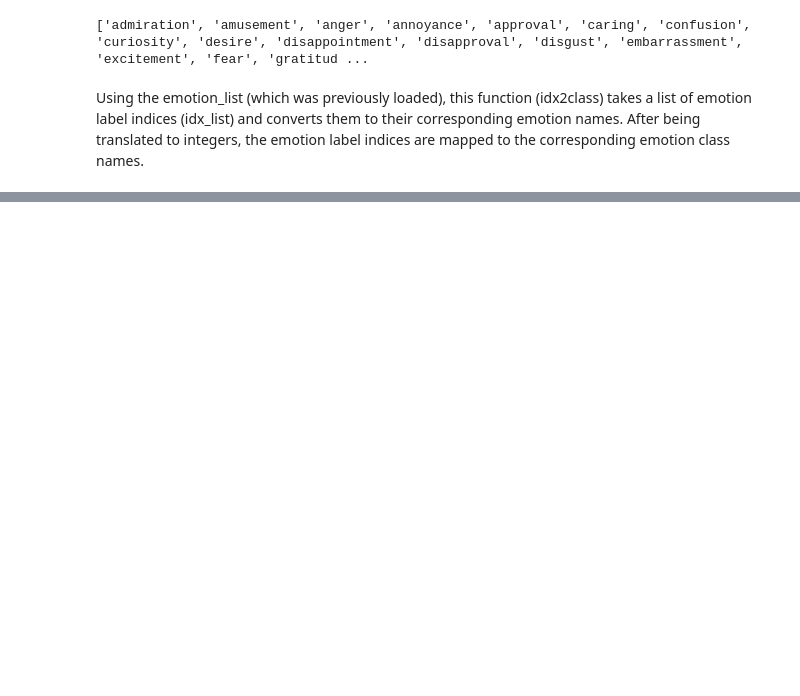
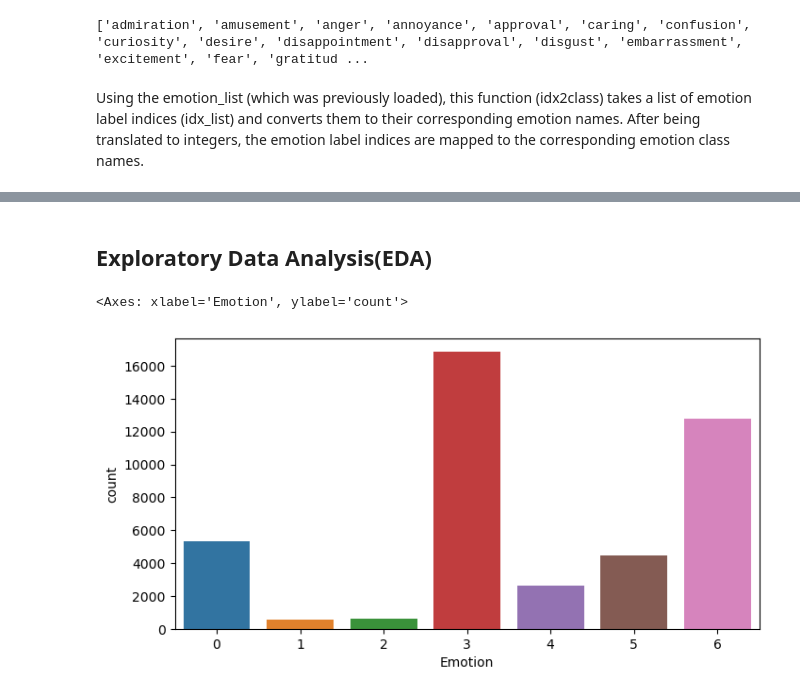
Before and after one commit to Bandersnatch09/Multi-Label-Emotion-Classification-using-NLP, a Jupyter notebook: project notebook P4.ipynb, the cells around one changed output, grey strips where cells are left out. Cells and saved outputs as stored; diff of their text form; code cells hidden in the pictures; blank space fills up the shorter version.

```diff
--- a/project notebook P4.ipynb
+++ b/project notebook P4.ipynb
@@ -170,0 +366,26 @@ dev_data.head()
+# %%
+def remove_pattern(text, pattern_regex):
+    """Remove patterns from the text using regex."""
+    if isinstance(text, str):
+        return re.sub(pattern_regex, '', text)
+    else:
+        return text
+
+def clean_posts(dataframes, column_name='text', pattern_regex=r"@[\w]*"):
+    """Clean specified column in multiple DataFrames by removing patterns."""
+    for df in dataframes:
+        if column_name in df.columns:
+            df[column_name] = df[column_name].apply(lambda x: remove_pattern(x, pattern_regex))
+        else:
+            print(f"Column '{column_name}' not found in DataFrame.")
+
+# Call the clean_posts function
+clean_posts([train_data, test_data, dev_data])
+
+# Display the cleaned DataFrames
+print("Cleaned DataFrame 1:")
+print(train_data.head(10))
+print("\nCleaned DataFrame 2:")
+print(test_data.head(10))
+print("\nCleaned DataFrame 3:")
+print(dev_data.head(10))
@@ -170,0 +459,13 @@ dev_data.head()
+# %%
+# Instantiate our TextCleaner Class
+train_cleaned = TextCleaner(train_data, text_column='text')
+test_cleaned = TextCleaner(test_data, text_column='text')
+dev_cleaned = TextCleaner(dev_data, text_column='text')
+
+train_data= train_cleaned.clean_text()
+test_data= test_cleaned.clean_text()
+dev_data= dev_cleaned.clean_text()
+
+print(train_data.head())
+print(test_data.head())
+print(dev_data.head())
@@ -170,0 +491,8 @@ dev_data.head()
+# %% [markdown]
+## Exploratory Data Analysis(EDA)
+# %%
+plt.figure(figsize=(8, 4))
+sns.countplot(x="Emotion", data=train_data)
+# %% [output]
+<Axes: xlabel='Emotion', ylabel='count'>
+[figure, added]
```
Also changed, not shown: parts of 43 cells of this notebook.
